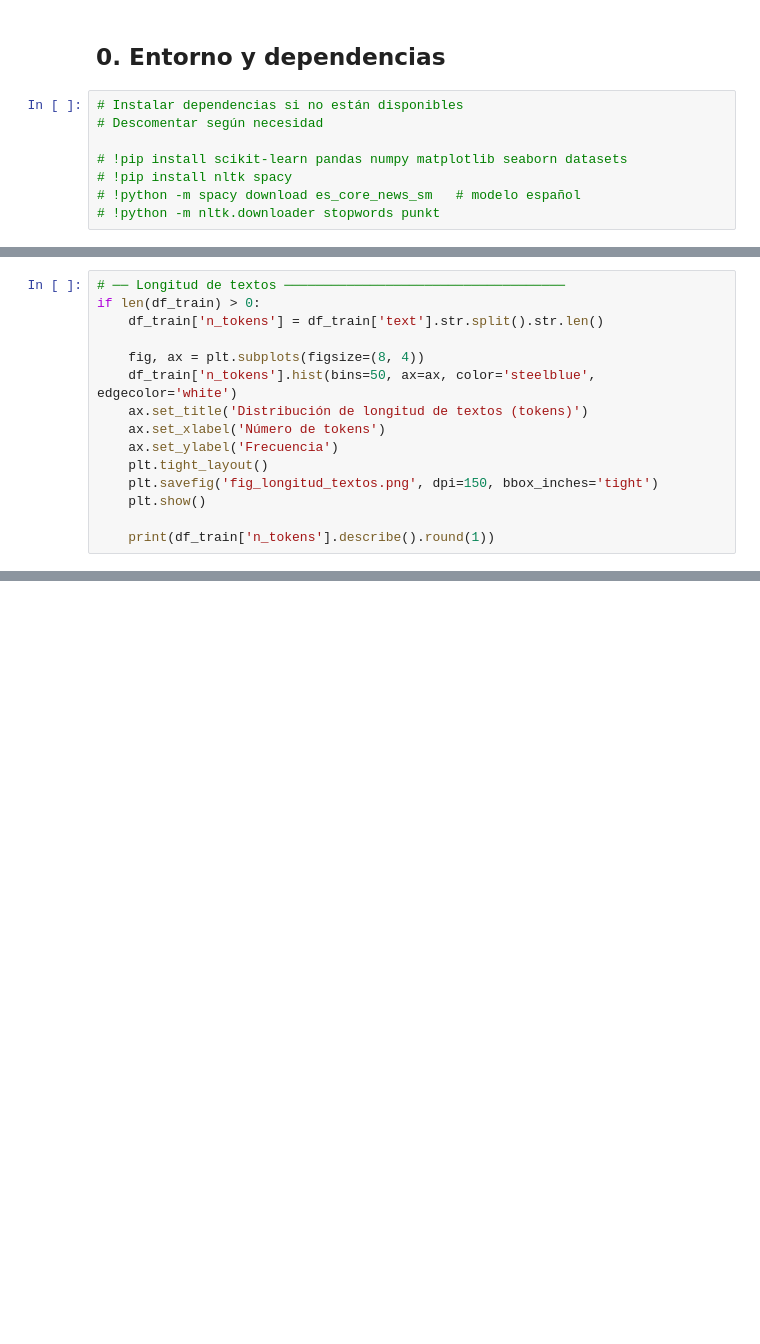
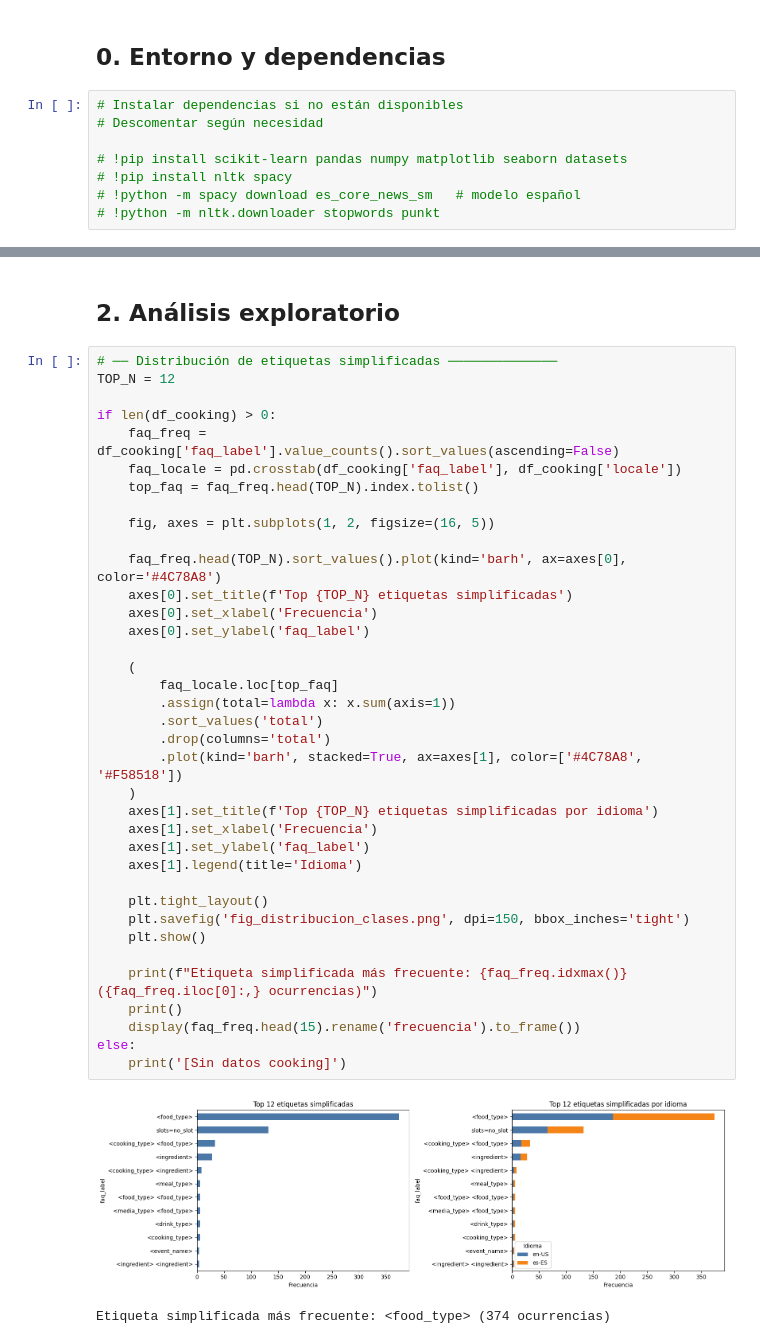
Before and after one commit to antoniommff/pln-faq-assistant, a Jupyter notebook: TDT_PLN_poc.ipynb, the cells around one changed output, grey strips where cells are left out. Cells and saved outputs as stored; diff of their text form; blank space fills up the shorter version.

```diff
--- a/TDT_PLN_poc.ipynb
+++ b/TDT_PLN_poc.ipynb
@@ -111,15 +45,0 @@ plt.show()
-# %%
-# ── Longitud de textos ────────────────────────────────────
-if len(df_train) > 0:
-    df_train['n_tokens'] = df_train['text'].str.split().str.len()
-
-    fig, ax = plt.subplots(figsize=(8, 4))
-    df_train['n_tokens'].hist(bins=50, ax=ax, color='steelblue', edgecolor='white')
-    ax.set_title('Distribución de longitud de textos (tokens)')
-    ax.set_xlabel('Número de tokens')
-    ax.set_ylabel('Frecuencia')
-    plt.tight_layout()
-    plt.savefig('fig_longitud_textos.png', dpi=150, bbox_inches='tight')
-    plt.show()
-
-    print(df_train['n_tokens'].describe().round(1))
@@ -145,0 +292,42 @@ Documentar cada decisión de preprocesamiento y su justificación lingüística.
+# %% [markdown]
+## 2. Análisis exploratorio
+# %%
+# ── Distribución de etiquetas simplificadas ──────────────
+TOP_N = 12
+
+if len(df_cooking) > 0:
+    faq_freq = df_cooking['faq_label'].value_counts().sort_values(ascending=False)
+    faq_locale = pd.crosstab(df_cooking['faq_label'], df_cooking['locale'])
+    top_faq = faq_freq.head(TOP_N).index.tolist()
+
+    fig, axes = plt.subplots(1, 2, figsize=(16, 5))
+
+    faq_freq.head(TOP_N).sort_values().plot(kind='barh', ax=axes[0], color='#4C78A8')
+    axes[0].set_title(f'Top {TOP_N} etiquetas simplificadas')
+    axes[0].set_xlabel('Frecuencia')
+    axes[0].set_ylabel('faq_label')
+
+    (
+        faq_locale.loc[top_faq]
+        .assign(total=lambda x: x.sum(axis=1))
+        .sort_values('total')
+        .drop(columns='total')
+        .plot(kind='barh', stacked=True, ax=axes[1], color=['#4C78A8', '#F58518'])
+    )
+    axes[1].set_title(f'Top {TOP_N} etiquetas simplificadas por idioma')
+    axes[1].set_xlabel('Frecuencia')
+    axes[1].set_ylabel('faq_label')
+    axes[1].legend(title='Idioma')
+
+    plt.tight_layout()
+    plt.savefig('fig_distribucion_clases.png', dpi=150, bbox_inches='tight')
+    plt.show()
+
+    print(f"Etiqueta simplificada más frecuente: {faq_freq.idxmax()} ({faq_freq.iloc[0]:,} ocurrencias)")
+    print()
+    display(faq_freq.head(15).rename('frecuencia').to_frame())
+else:
+    print('[Sin datos cooking]')
+# %% [output]
+[figure, added]
+Etiqueta simplificada más frecuente: <food_type> (374 ocurrencias)
```
Also changed, not shown: parts of 39 cells of this notebook.
